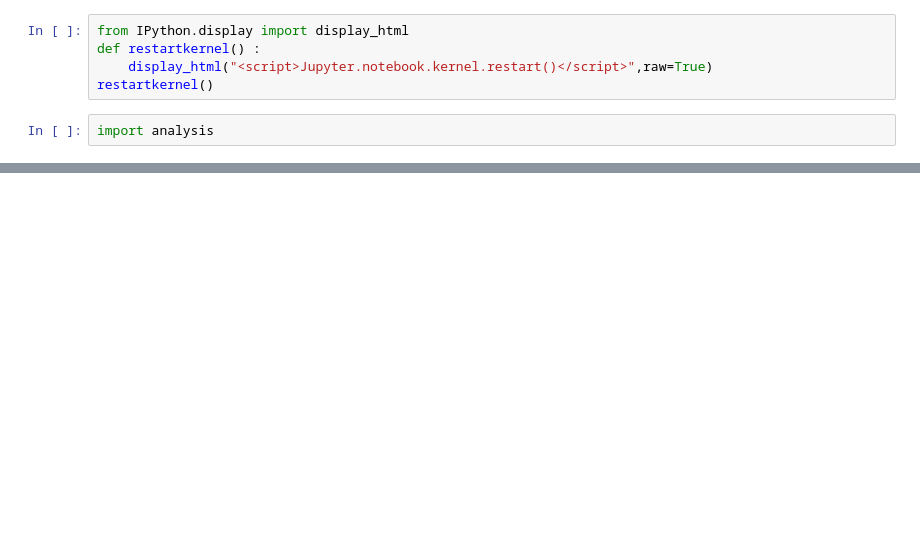
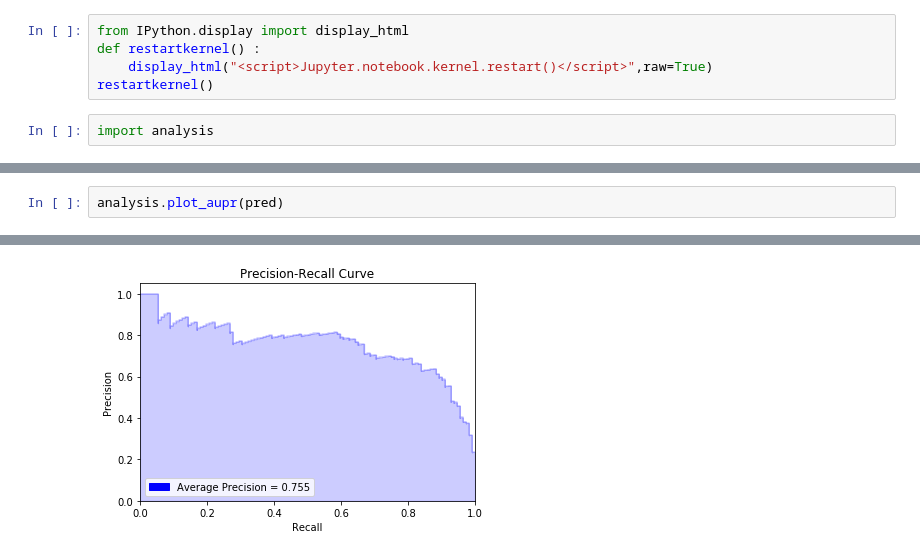
Before and after one commit to SamuelStentz/Graph-Convolutional-Neural-Network, a Jupyter notebook: Analysis/Analysis.ipynb, the cells around one changed output, grey strips where cells are left out. Cells and saved outputs as stored; diff of their text form; blank space fills up the shorter version.

```diff
--- a/Analysis/Analysis.ipynb
+++ b/Analysis/Analysis.ipynb
@@ -13,0 +18,3 @@ silent_dir = "/mnt/c/Users/Owner/Documents/Code/Research_Scripts/PyRosetta/HCV"
+# %%
+analysis.plot_aupr(pred)
+# %% [output]
@@ -13,0 +22 @@ silent_dir = "/mnt/c/Users/Owner/Documents/Code/Research_Scripts/PyRosetta/HCV"
+[figure, added]
```
Also changed, not shown: parts of 5 cells of this notebook, 4 other files.
